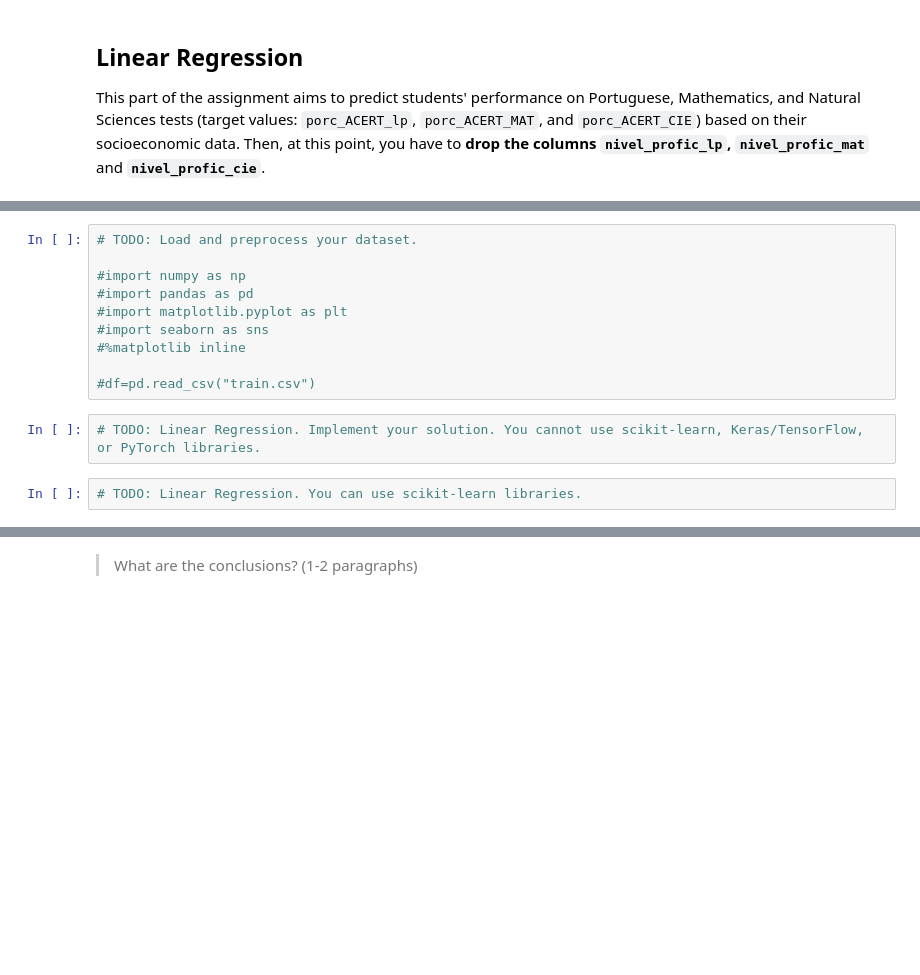
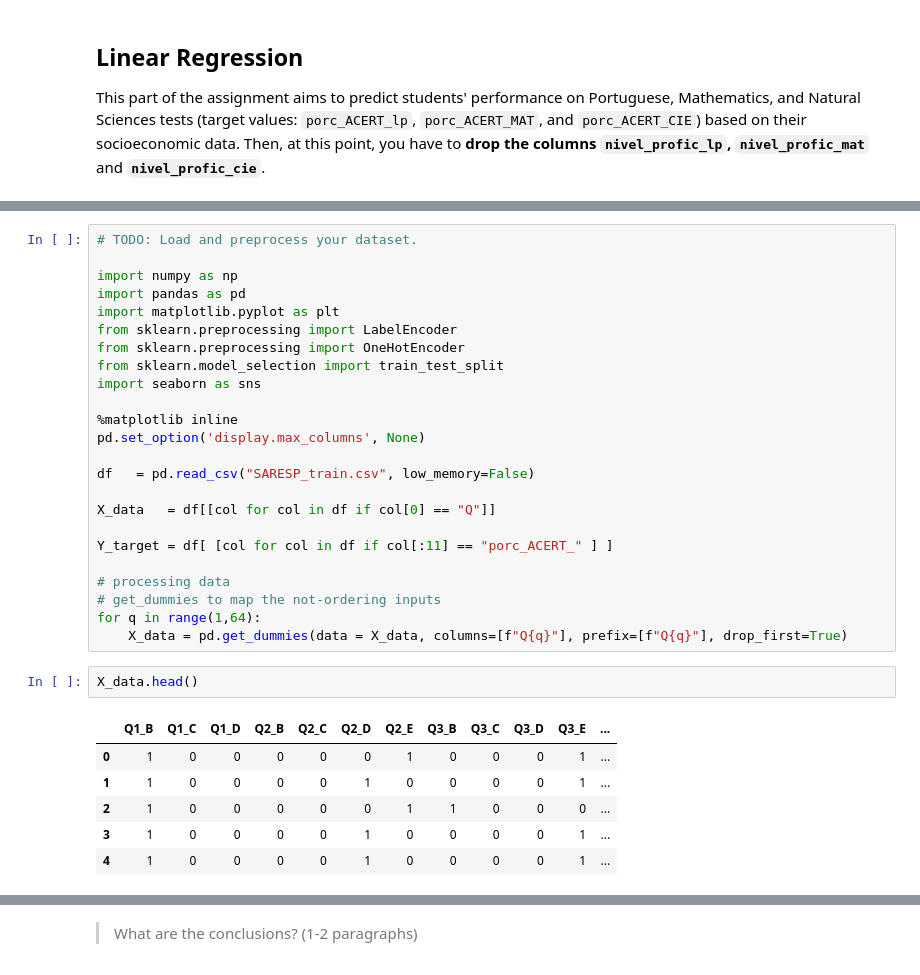
Before and after one commit to walbon/MO444, a Jupyter notebook: 2022s2_mc886mo444_assignment_02.ipynb, the cells around one changed output, grey strips where cells are left out. Saved outputs shown, nothing was run; the diff lists cells and outputs as text; blank space fills up the shorter version.

```diff
--- a/2022s2_mc886mo444_assignment_02.ipynb
+++ b/2022s2_mc886mo444_assignment_02.ipynb
@@ -86,14 +94,33 @@ Some factors to consider: Are there any outliers? Are there missing values? How
-# %%
-# TODO: Load and preprocess your dataset.
-
-#import numpy as np
-#import pandas as pd
-#import matplotlib.pyplot as plt
-#import seaborn as sns
-#%matplotlib inline
-
-#df=pd.read_csv("train.csv")
-# %%
-# TODO: Linear Regression. Implement your solution. You cannot use scikit-learn, Keras/TensorFlow, or PyTorch libraries.
-# %%
-# TODO: Linear Regression. You can use scikit-learn libraries.
+# %%
+# TODO: Load and preprocess your dataset.
+
+import numpy as np
+import pandas as pd
+import matplotlib.pyplot as plt
+from sklearn.preprocessing import LabelEncoder
+from sklearn.preprocessing import OneHotEncoder
+from sklearn.model_selection import train_test_split
+import seaborn as sns
+
+%matplotlib inline
+pd.set_option('display.max_columns', None)
+
+df   = pd.read_csv("SARESP_train.csv", low_memory=False)
+
+X_data   = df[[col for col in df if col[0] == "Q"]]
+
+Y_target = df[ [col for col in df if col[:11] == "porc_ACERT_" ] ]
+
+# processing data
+# get_dummies to map the not-ordering inputs
+for q in range(1,64):
+    X_data = pd.get_dummies(data = X_data, columns=[f"Q{q}"], prefix=[f"Q{q}"], drop_first=True)
+# %%
+X_data.head()
+# %% [output]
+|  | Q1_B | Q1_C | Q1_D | Q2_B | Q2_C | Q2_D | Q2_E | Q3_B | Q3_C | Q3_D | Q3_E | ... |
+| 0 | 1 | 0 | 0 | 0 | 0 | 0 | 1 | 0 | 0 | 0 | 1 | ... |
+| 1 | 1 | 0 | 0 | 0 | 0 | 1 | 0 | 0 | 0 | 0 | 1 | ... |
+| 2 | 1 | 0 | 0 | 0 | 0 | 0 | 1 | 1 | 0 | 0 | 0 | ... |
+| 3 | 1 | 0 | 0 | 0 | 0 | 1 | 0 | 0 | 0 | 0 | 1 | ... |
+| 4 | 1 | 0 | 0 | 0 | 0 | 1 | 0 | 0 | 0 | 0 | 1 | ... |
```
Also changed, not shown: parts of 4 cells of this notebook.
